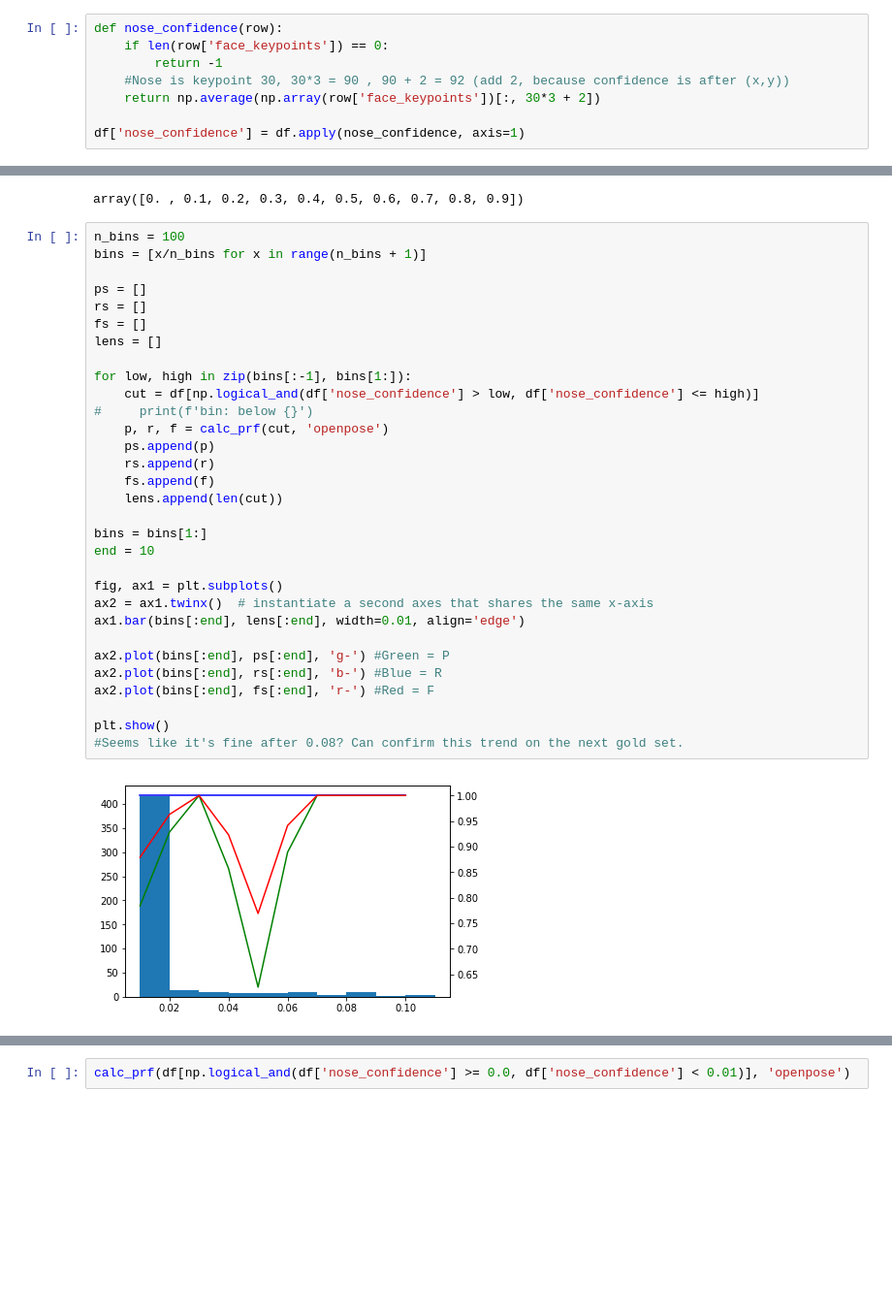
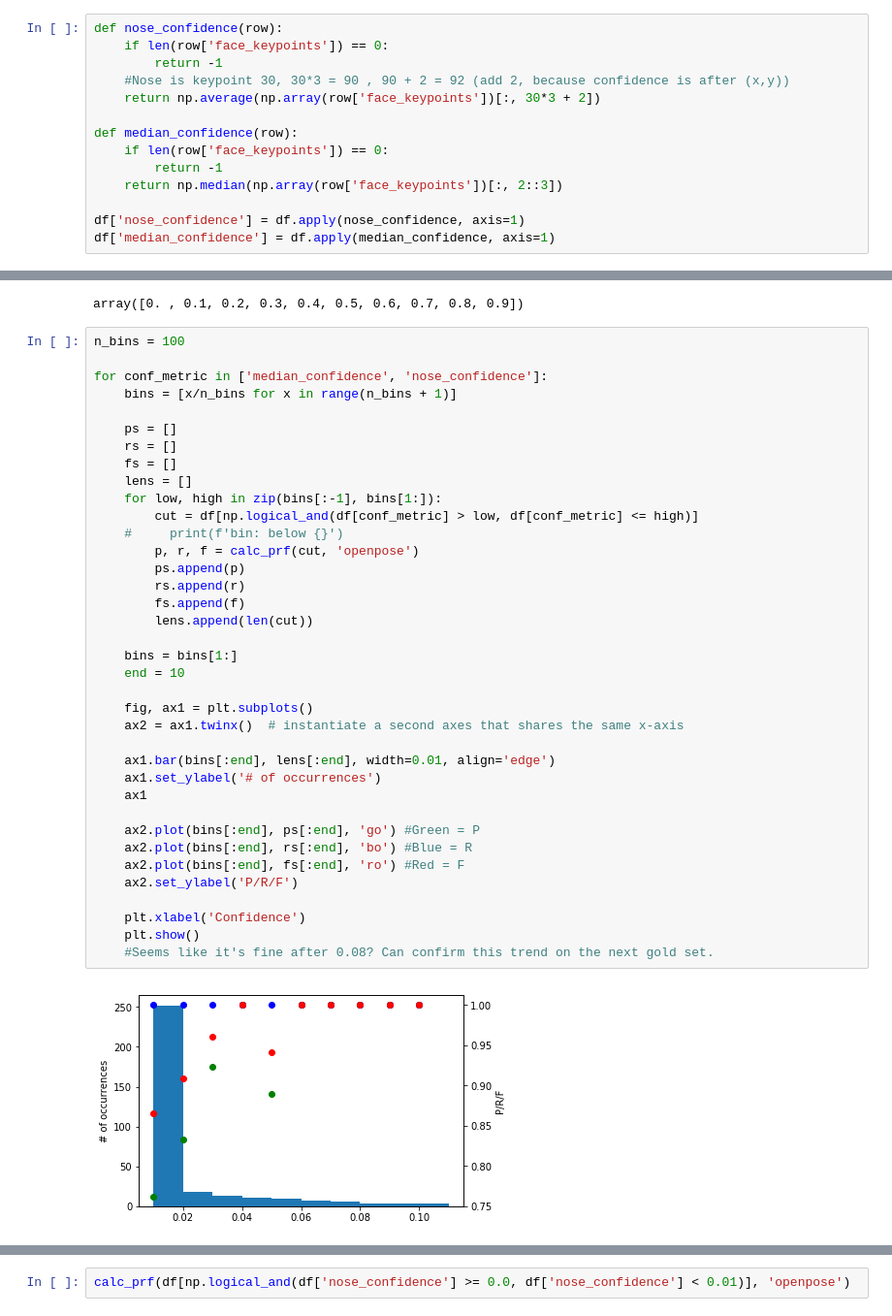
Before and after one commit to brialorelle/headcam-algo, a Jupyter notebook: src/gold_set_eval.ipynb, the cells around one changed output, grey strips where cells are left out. Shown: that part at 97% size. Drawn from its saved outputs; the diff is of its cells as text; blank space fills up the shorter version.

Commit message:
classifiers on top of openpose

```diff
--- a/src/gold_set_eval.ipynb
+++ b/src/gold_set_eval.ipynb
@@ -159,41 +158,53 @@ def nose_confidence(row):
     #Nose is keypoint 30, 30*3 = 90 , 90 + 2 = 92 (add 2, because confidence is after (x,y))
     return np.average(np.array(row['face_keypoints'])[:, 30*3 + 2])
 
+def median_confidence(row):
+    if len(row['face_keypoints']) == 0:
+        return -1
+    return np.median(np.array(row['face_keypoints'])[:, 2::3])
+
 df['nose_confidence'] = df.apply(nose_confidence, axis=1)
+df['median_confidence'] = df.apply(median_confidence, axis=1)
 # %%
 np.arange(0, 1, 0.1)
 # %% [output]
 array([0. , 0.1, 0.2, 0.3, 0.4, 0.5, 0.6, 0.7, 0.8, 0.9])
 # %%
 n_bins = 100
-bins = [x/n_bins for x in range(n_bins + 1)]
 
-ps = []
-rs = []
-fs = []
-lens = []
+for conf_metric in ['median_confidence', 'nose_confidence']:
+    bins = [x/n_bins for x in range(n_bins + 1)]
 
-for low, high in zip(bins[:-1], bins[1:]):
-    cut = df[np.logical_and(df['nose_confidence'] > low, df['nose_confidence'] <= high)]
-#     print(f'bin: below {}')
-    p, r, f = calc_prf(cut, 'openpose')
-    ps.append(p)
-    rs.append(r)
-    fs.append(f)
-    lens.append(len(cut))
+    ps = []
+    rs = []
+    fs = []
+    lens = []
+    for low, high in zip(bins[:-1], bins[1:]):
+        cut = df[np.logical_and(df[conf_metric] > low, df[conf_metric] <= high)]
+    #     print(f'bin: below {}')
+        p, r, f = calc_prf(cut, 'openpose')
+        ps.append(p)
+        rs.append(r)
+        fs.append(f)
+        lens.append(len(cut))
 
-bins = bins[1:]
-end = 10
+    bins = bins[1:]
+    end = 10
 
-fig, ax1 = plt.subplots()
-ax2 = ax1.twinx()  # instantiate a second axes that shares the same x-axis
-ax1.bar(bins[:end], lens[:end], width=0.01, align='edge')
+    fig, ax1 = plt.subplots()
+    ax2 = ax1.twinx()  # instantiate a second axes that shares the same x-axis
 
-ax2.plot(bins[:end], ps[:end], 'g-') #Green = P
-ax2.plot(bins[:end], rs[:end], 'b-') #Blue = R
-ax2.plot(bins[:end], fs[:end], 'r-') #Red = F
+    ax1.bar(bins[:end], lens[:end], width=0.01, align='edge')
+    ax1.set_ylabel('# of occurrences')
+    ax1
 
-plt.show()
-#Seems like it's fine after 0.08? Can confirm this trend on the next gold set.
+    ax2.plot(bins[:end], ps[:end], 'go') #Green = P
+    ax2.plot(bins[:end], rs[:end], 'bo') #Blue = R
+    ax2.plot(bins[:end], fs[:end], 'ro') #Red = F
+    ax2.set_ylabel('P/R/F')
+
+    plt.xlabel('Confidence')
+    plt.show()
+    #Seems like it's fine after 0.08? Can confirm this trend on the next gold set.
 # %% [output]
-[figure, old version]
+[figure, new version]
```
Also changed, not shown: parts of 8 cells of this notebook, 1 other file.
